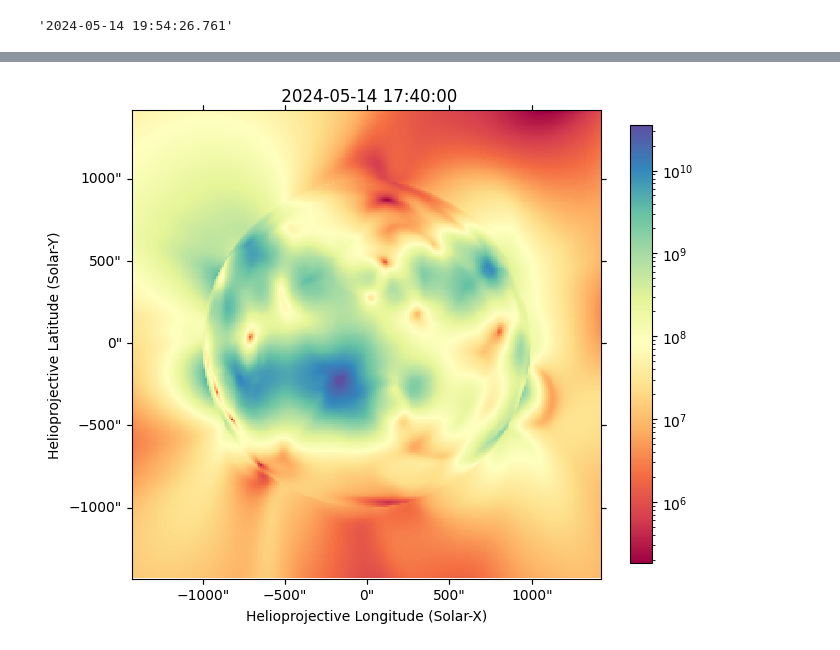
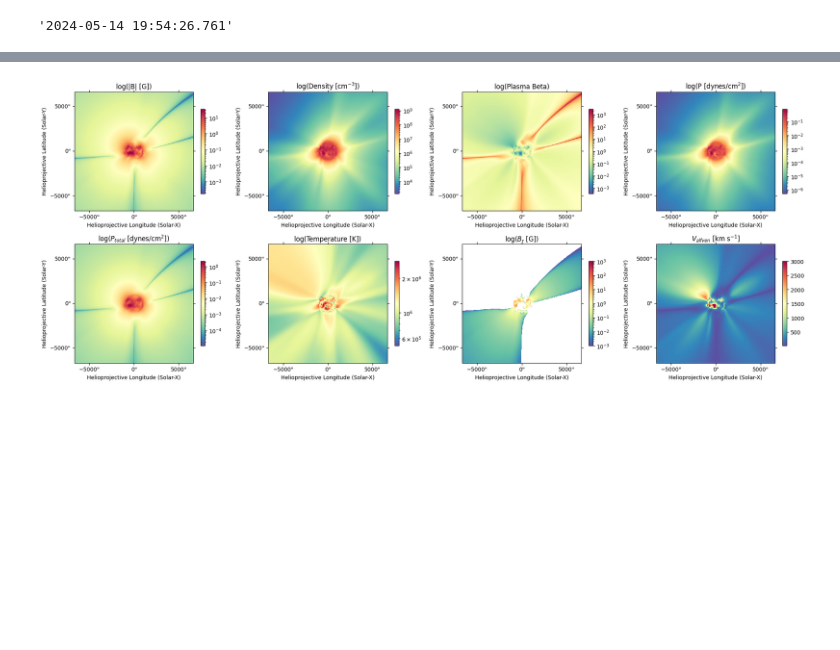
Before and after one commit to MohamedNedal/dias_work, a Jupyter notebook: plot_forward.ipynb, the cells around one changed output, grey strips where cells are left out. Saved outputs shown, nothing was run; the diff lists cells and outputs as text; code cells hidden in the pictures; blank space fills up the shorter version.

```diff
--- a/plot_forward.ipynb
+++ b/plot_forward.ipynb
@@ -76,22 +85,86 @@ for file in file_paths:
         dens = fwd.get_forward_map(file)
     elif 'BETA' in file:
         beta = fwd.get_forward_map(file)
-    elif
+    elif 'PRES' in file:
+        pres = fwd.get_forward_map(file)
+    elif 'PTOT' in file:
+        ptot = fwd.get_forward_map(file)
+    elif 'TEMP' in file:
+        temp = fwd.get_forward_map(file)
+    elif 'BR' in file:
+        br = fwd.get_forward_map(file)
+# %%
+# Calculate the Alfven speed map
+mp = astro_const.m_p.to(u.gram).value
+valf_cm_s = bmag.data/np.sqrt(4*np.pi*mp*dens.data)
+valf_km_s = valf_cm_s * 1e-5
+va = sunpy.map.Map(valf_km_s, dens.meta)
 # %%
-fig = plt.figure(figsize=[7,7])
-ax = fig.add_subplot(projection=v_a)
-img = v_a.plot(axes=ax,
-                      # vmin=0.5e2, vmax=1e4,
-                      norm=colors.LogNorm(),
-                      # norm=colors.LogNorm(vmin=1e-2, vmax=1e2),
-                      cmap='Spectral') # RdYlBu, Spectral
-# v_a.draw_limb()
-plt.colorbar(img, shrink=0.7, pad=0.05)
+fig = plt.figure(figsize=[20,8])
+
+ax = fig.add_subplot(241, projection=bmag)
+img = bmag.plot(axes=ax, title='log(|B| [G])',
+                # vmin=0.5e2, vmax=1e4,
+                norm=colors.LogNorm(),
+                # norm=colors.LogNorm(vmin=1e-2, vmax=1e2),
+                cmap='Spectral_r')
+plt.colorbar(img, ax=ax, shrink=0.7, pad=0.05)
 ax.grid(False)
+
+ax = fig.add_subplot(242, projection=dens)
+img = dens.plot(axes=ax, title='log(Density [cm$^{-3}$])',
+                norm=colors.LogNorm(),
+                cmap='Spectral_r')
+plt.colorbar(img, ax=ax, shrink=0.7, pad=0.05)
+ax.grid(False)
+
+ax = fig.add_subplot(243, projection=beta)
+img = beta.plot(axes=ax, title='log(Plasma Beta)',
+                norm=colors.LogNorm(),
+                cmap='Spectral_r')
+plt.colorbar(img, ax=ax, shrink=0.7, pad=0.05)
+ax.grid(False)
+
+ax = fig.add_subplot(244, projection=pres)
+img = pres.plot(axes=ax, title='log(P [dynes/cm$^2$])',
+                norm=colors.LogNorm(),
+                cmap='Spectral_r')
+plt.colorbar(img, ax=ax, shrink=0.7, pad=0.05)
+ax.grid(False)
+
+ax = fig.add_subplot(245, projection=ptot)
+img = ptot.plot(axes=ax, title='log($P_{total}$ [dynes/cm$^2$])',
+                norm=colors.LogNorm(),
+                cmap='Spectral_r')
+plt.colorbar(img, ax=ax, shrink=0.7, pad=0.05)
+ax.grid(False)
+
+ax = fig.add_subplot(246, projection=temp)
+img = temp.plot(axes=ax, title='log(Temperature [K])',
+                norm=colors.LogNorm(),
+                cmap='Spectral_r')
+plt.colorbar(img, ax=ax, shrink=0.7, pad=0.05)
+ax.grid(False)
+
+ax = fig.add_subplot(247, projection=br)
+img = br.plot(axes=ax, title='log($B_r$ [G])',
+              # vmin=1e-1, vmax=1e1,
+                      norm=colors.LogNorm(vmin=1e-3, vmax=1e3),
+                      cmap='Spectral_r')
+plt.colorbar(img, ax=ax, shrink=0.7, pad=0.05)
+ax.grid(False)
+
+ax = fig.add_subplot(248, projection=va)
+img = va.plot(axes=ax, title='$V_{alfven}$ [km s$^{-1}$]',
+            vmin=1e1, vmax=3e3,
+            cmap='Spectral_r')
+plt.colorbar(img, ax=ax, shrink=0.7, pad=0.05)
+ax.grid(False)
+
 fig.tight_layout()
 plt.show()
 # %% [output]
-[figure, old version]
+[figure, new version]
 # %%
 # [
 #     'log(Density [cm$^{-3}$])',
```
Also changed, not shown: parts of 20 cells of this notebook, 6 other files.
